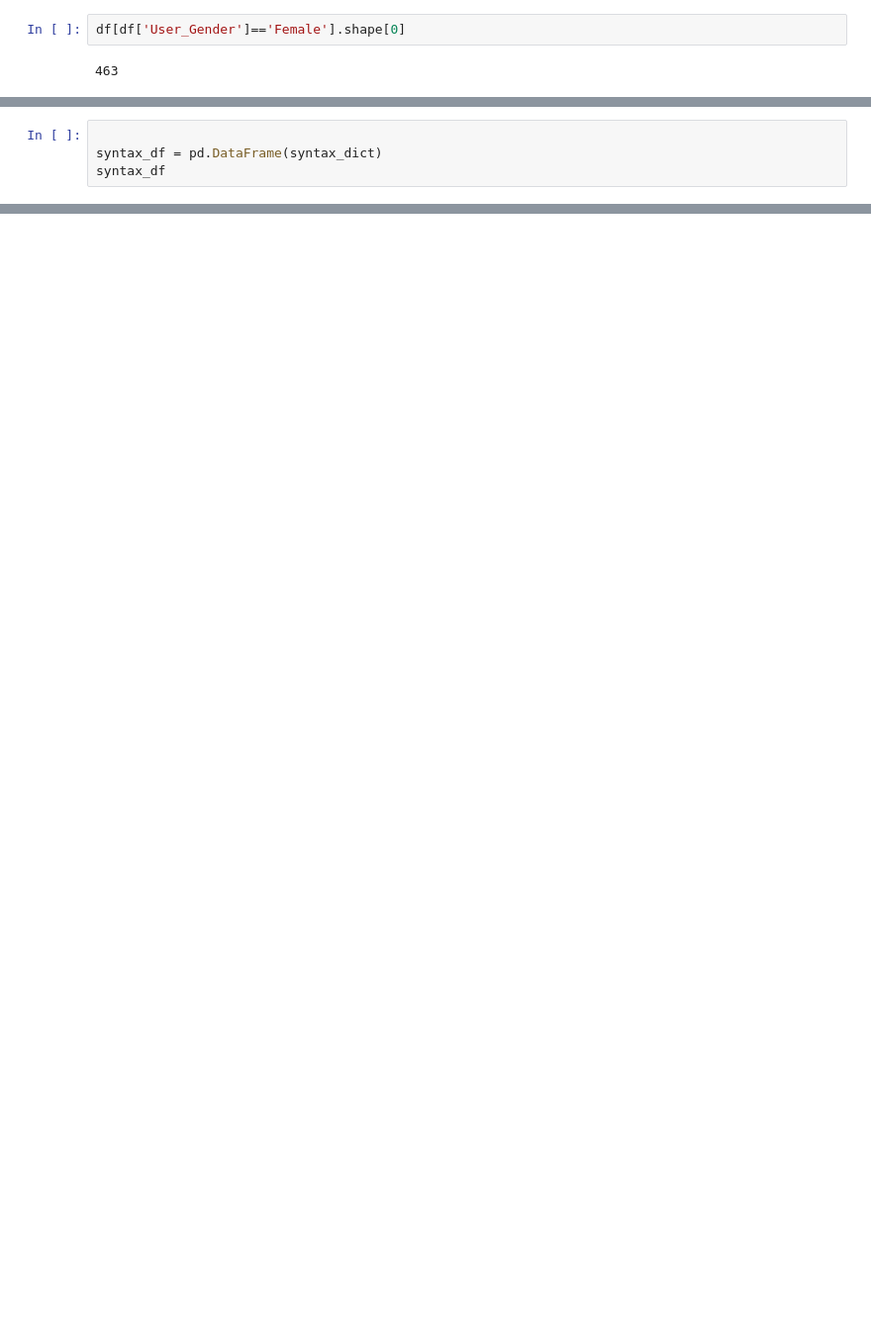
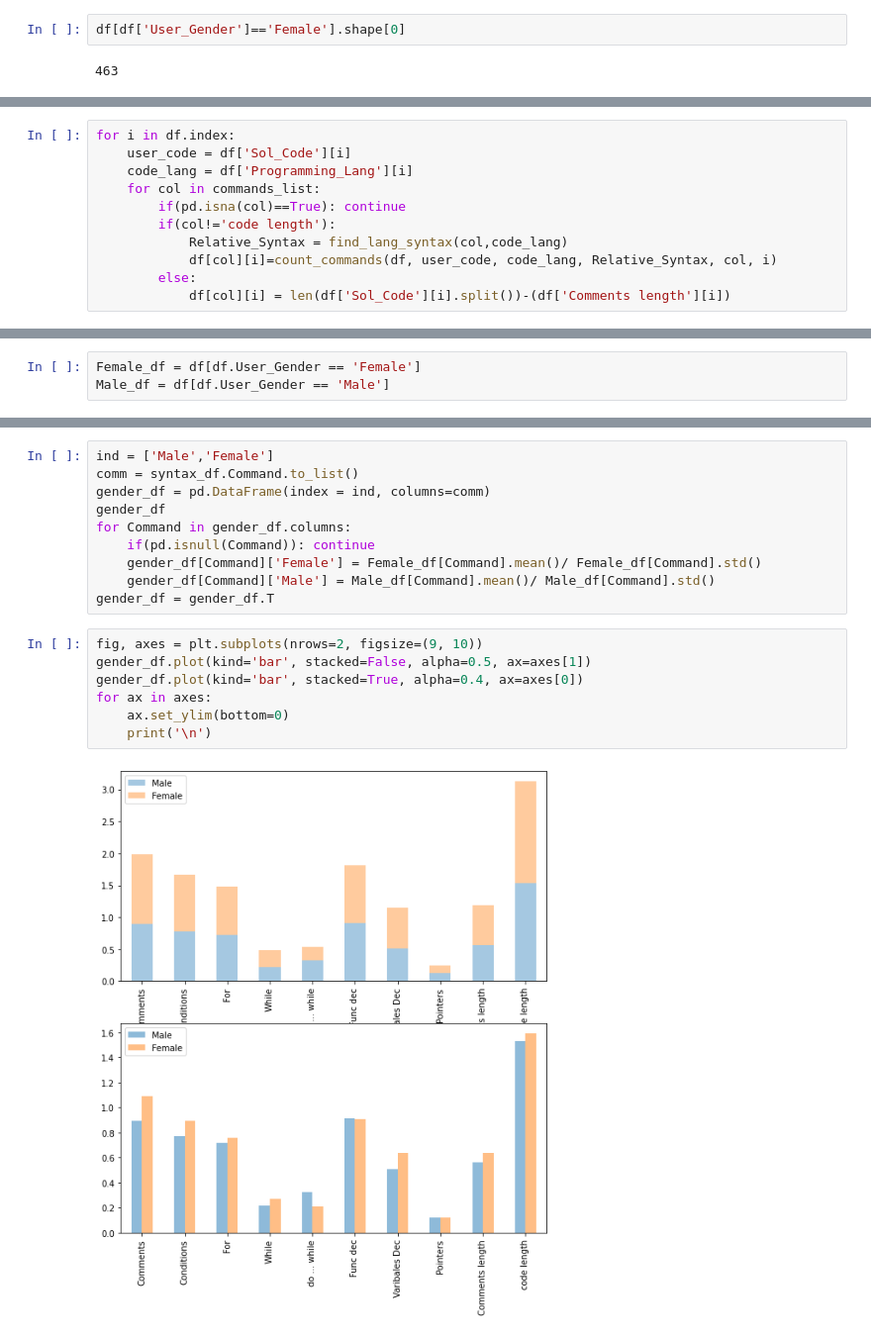
Before and after one commit to noambassat/Male-programmers-from-Mars-and-female-engineers-from-Venus, a Jupyter notebook: Syntaxes.ipynb, the cells around one changed output, grey strips where cells are left out. Shown: that part at 99% size. Cells and saved outputs as stored; diff of their text form; blank space fills up the shorter version.

```diff
--- a/Syntaxes.ipynb
+++ b/Syntaxes.ipynb
@@ -123,4 +59,0 @@ for j in range(len(commands_list)):
-# %%
-
-syntax_df = pd.DataFrame(syntax_dict)
-syntax_df
@@ -185,0 +153,11 @@ bar = sdf.groupby(["Gender", gender_column]).plot(kind='bar')
+# %%
+for i in df.index:
+    user_code = df['Sol_Code'][i]
+    code_lang = df['Programming_Lang'][i]
+    for col in commands_list:
+        if(pd.isna(col)==True): continue
+        if(col!='code length'):
+            Relative_Syntax = find_lang_syntax(col,code_lang)
+            df[col][i]=count_commands(df, user_code, code_lang, Relative_Syntax, col, i)
+        else:
+            df[col][i] = len(df['Sol_Code'][i].split())-(df['Comments length'][i])
@@ -185,0 +201,3 @@ bar = sdf.groupby(["Gender", gender_column]).plot(kind='bar')
+# %%
+Female_df = df[df.User_Gender == 'Female']
+Male_df = df[df.User_Gender == 'Male']
@@ -185,0 +208,19 @@ bar = sdf.groupby(["Gender", gender_column]).plot(kind='bar')
+# %%
+ind = ['Male','Female']
+comm = syntax_df.Command.to_list()
+gender_df = pd.DataFrame(index = ind, columns=comm)
+gender_df
+for Command in gender_df.columns:
+    if(pd.isnull(Command)): continue
+    gender_df[Command]['Female'] = Female_df[Command].mean()/ Female_df[Command].std()
+    gender_df[Command]['Male'] = Male_df[Command].mean()/ Male_df[Command].std()
+gender_df = gender_df.T
+# %%
+fig, axes = plt.subplots(nrows=2, figsize=(9, 10))
+gender_df.plot(kind='bar', stacked=False, alpha=0.5, ax=axes[1])
+gender_df.plot(kind='bar', stacked=True, alpha=0.4, ax=axes[0])
+for ax in axes:
+    ax.set_ylim(bottom=0)
+    print('\n')
+# %% [output]
+[figure, added]
```
Also changed, not shown: parts of 22 cells of this notebook.
